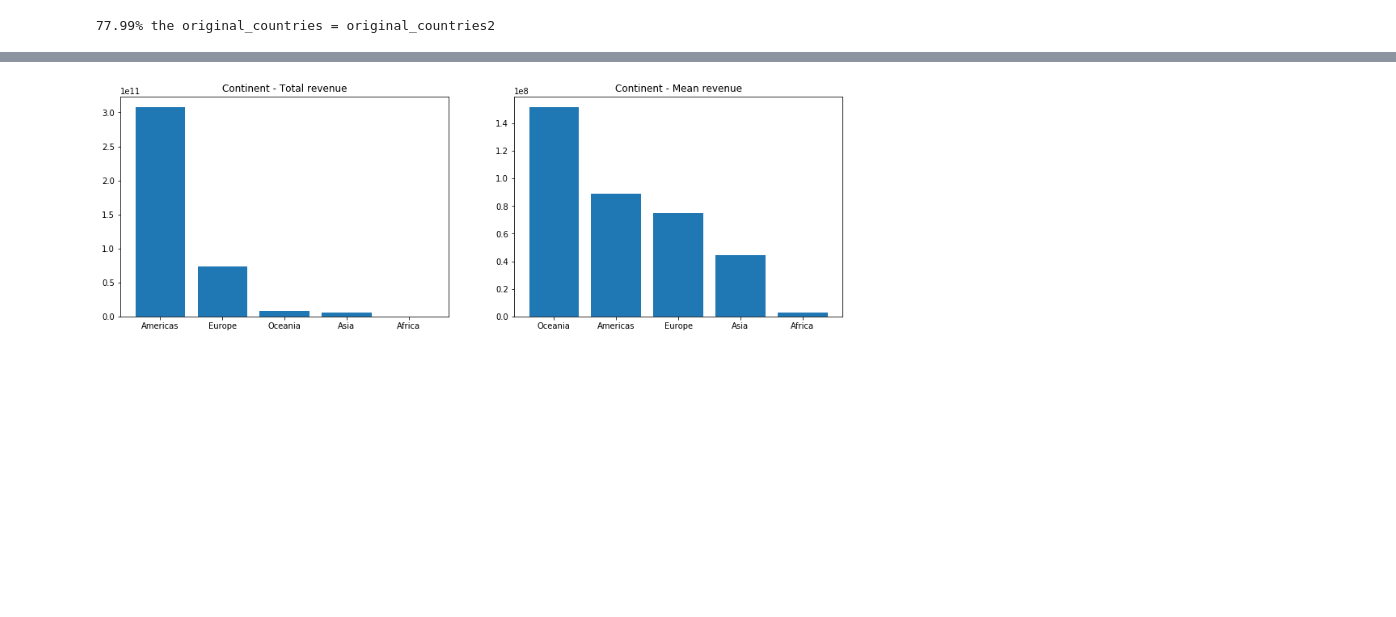
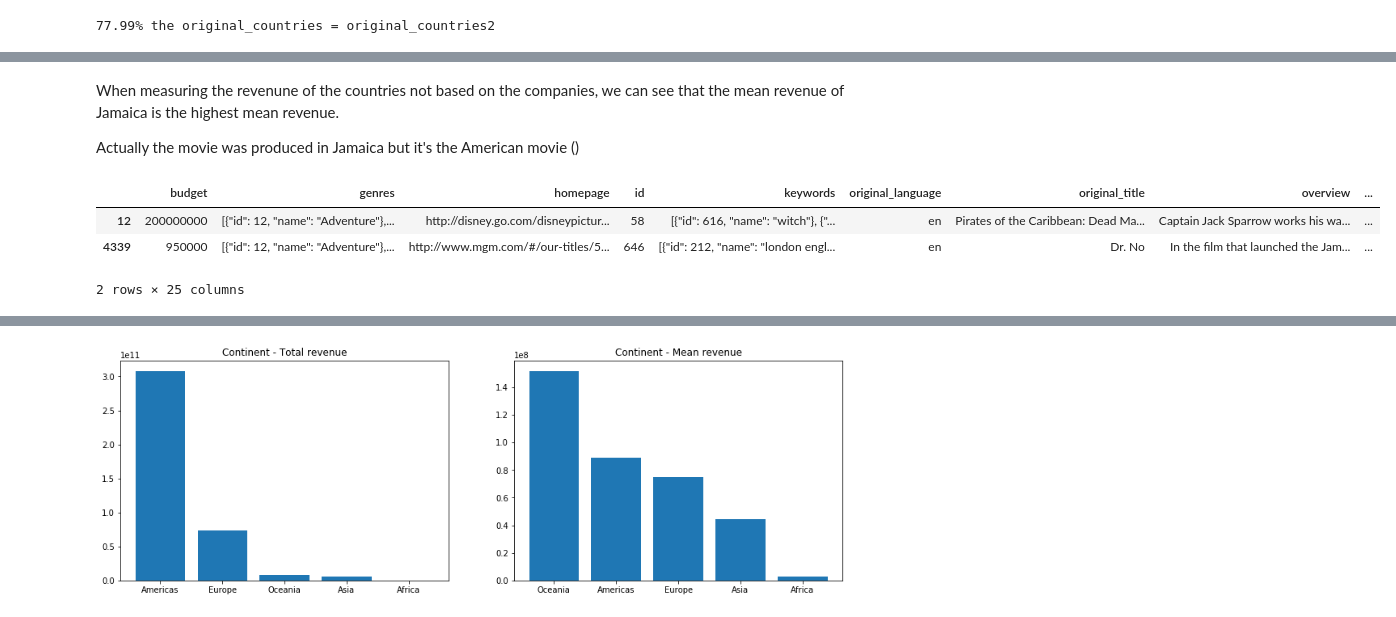
Before and after one commit to tailtq/ml-learning, a Jupyter notebook: ml-08/02_analytic_report.ipynb, the cells around one changed output, grey strips where cells are left out. Cells and saved outputs as stored; diff of their text form; code cells hidden in the pictures; blank space fills up the shorter version.

```diff
--- a/ml-08/02_analytic_report.ipynb
+++ b/ml-08/02_analytic_report.ipynb
@@ -173,0 +180,11 @@ plt.show()
+# %% [markdown]
+When measuring the revenune of the countries not based on the companies, we can see that the mean revenue of Jamaica is the highest mean revenue.
+
+Actually the movie was produced in Jamaica but it's the American movie ()
+# %%
+df_movies[df_movies["original_country2"] == "JM"]
+# %% [output]
+|  | budget | genres | homepage | id | keywords | original_language | original_title | overview | ... |
+| 12 | 200000000 | [{"id": 12, "name": "Adventure"},... | http://disney.go.com/disneypictur... | 58 | [{"id": 616, "name": "witch"}, {"... | en | Pirates of the Caribbean: Dead Ma... | Captain Jack Sparrow works his wa... | ... |
+| 4339 | 950000 | [{"id": 12, "name": "Adventure"},... | http://www.mgm.com/#/our-titles/5... | 646 | [{"id": 212, "name": "london engl... | en | Dr. No | In the film that launched the Jam... | ... |
+2 rows × 25 columns
```
Also changed, not shown: parts of 7 cells of this notebook.
